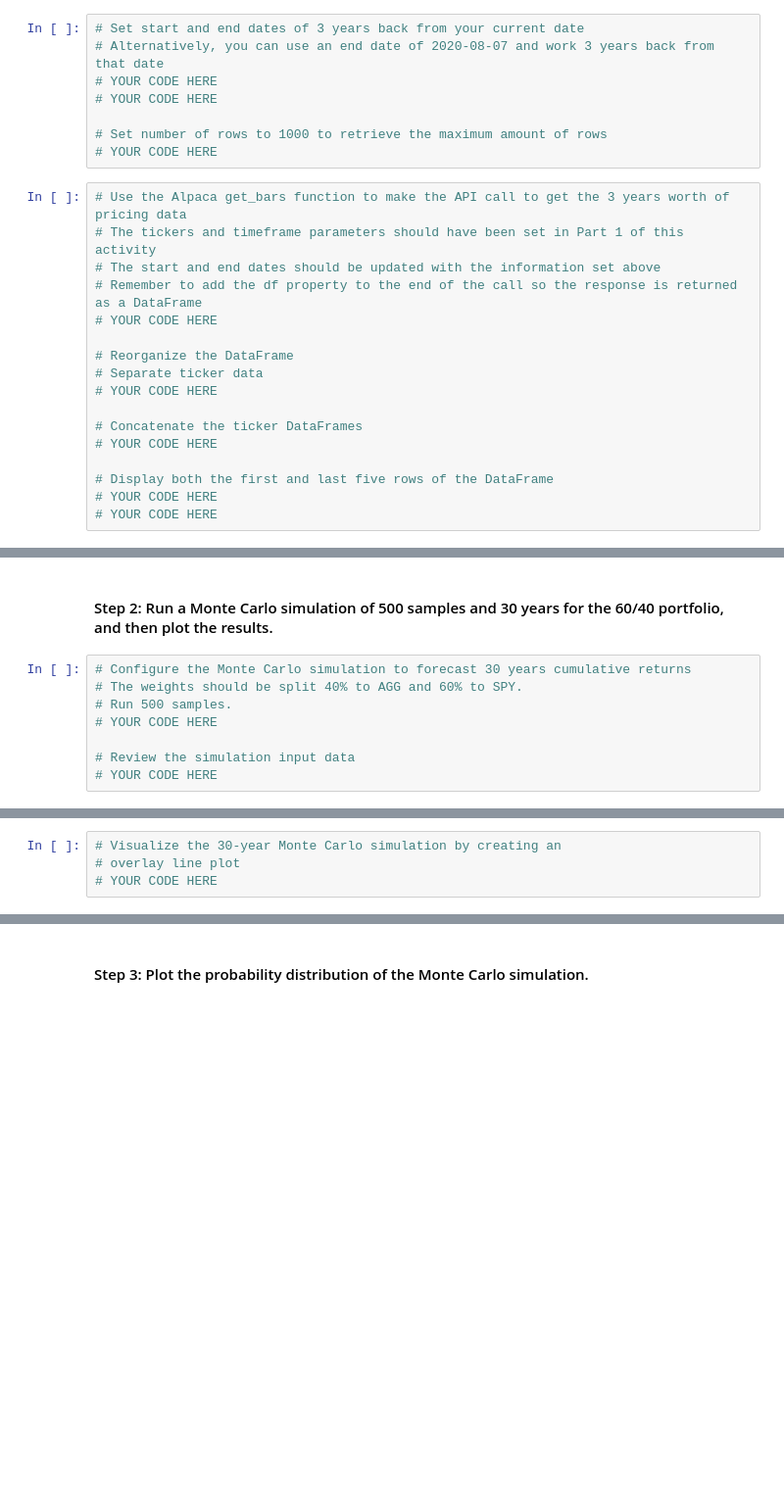
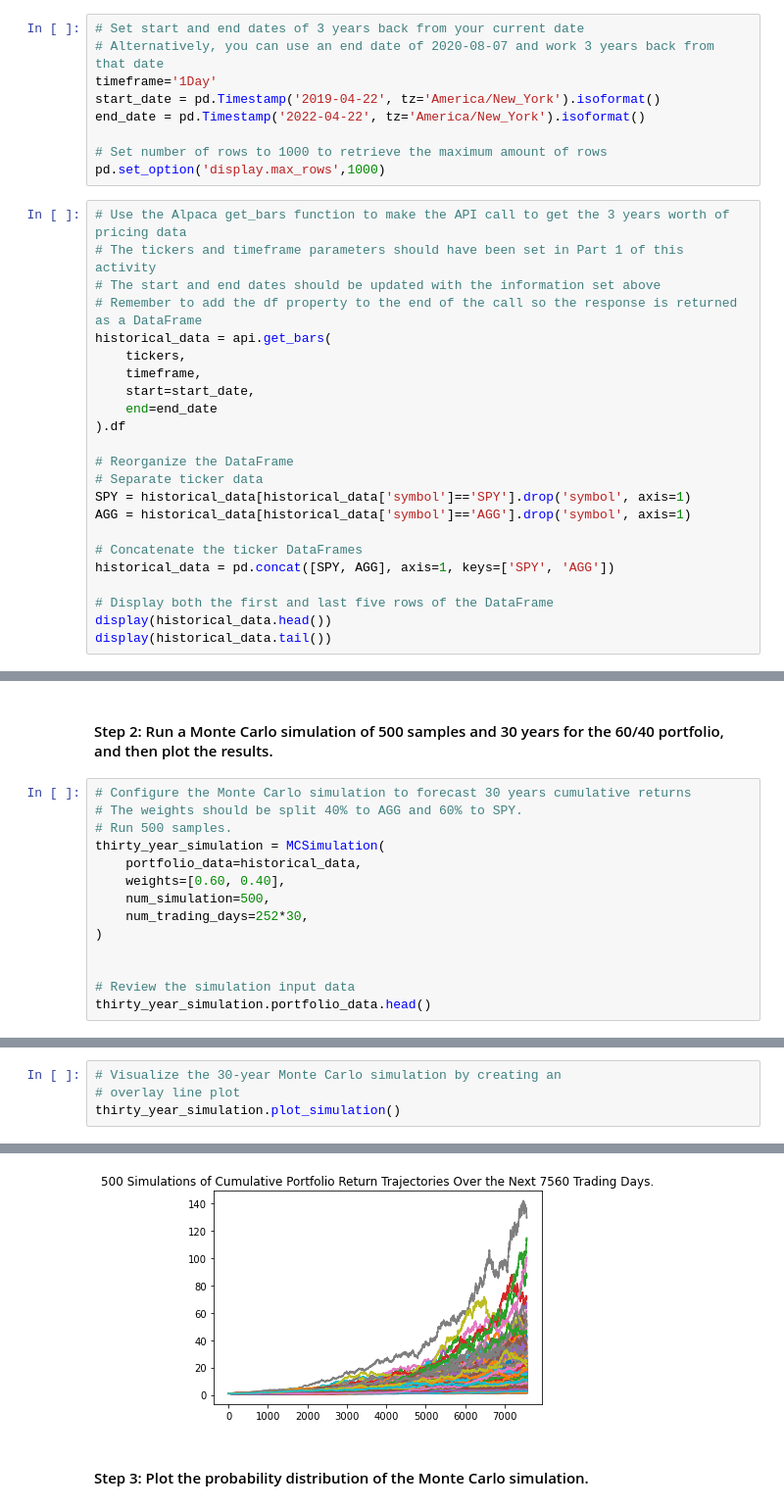
Before and after one commit to mbf2139/Financial_Planning_With_APIs, a Jupyter notebook: financial_planning_tools.ipynb, the cells around one changed output, grey strips where cells are left out. Shown: that part at 98% size. Saved outputs shown, nothing was run; the diff lists cells and outputs as text; blank space fills up the shorter version.

```diff
--- a/financial_planning_tools.ipynb
+++ b/financial_planning_tools.ipynb
@@ -417,25 +422,32 @@ In this section, you’ll use the MCForecastTools library to create a Monte Carl
 # %%
 # Set start and end dates of 3 years back from your current date
 # Alternatively, you can use an end date of 2020-08-07 and work 3 years back from that date
-# YOUR CODE HERE
-# YOUR CODE HERE
+timeframe='1Day'
+start_date = pd.Timestamp('2019-04-22', tz='America/New_York').isoformat()
+end_date = pd.Timestamp('2022-04-22', tz='America/New_York').isoformat()
 
 # Set number of rows to 1000 to retrieve the maximum amount of rows
-# YOUR CODE HERE
+pd.set_option('display.max_rows',1000)
 # %%
 # Use the Alpaca get_bars function to make the API call to get the 3 years worth of pricing data
 # The tickers and timeframe parameters should have been set in Part 1 of this activity
 # The start and end dates should be updated with the information set above
 # Remember to add the df property to the end of the call so the response is returned as a DataFrame
-# YOUR CODE HERE
+historical_data = api.get_bars(
+    tickers,
+    timeframe,
+    start=start_date,
+    end=end_date
+).df
 
 # Reorganize the DataFrame
 # Separate ticker data
-# YOUR CODE HERE
+SPY = historical_data[historical_data['symbol']=='SPY'].drop('symbol', axis=1)
+AGG = historical_data[historical_data['symbol']=='AGG'].drop('symbol', axis=1)
 
 # Concatenate the ticker DataFrames
-# YOUR CODE HERE
+historical_data = pd.concat([SPY, AGG], axis=1, keys=['SPY', 'AGG'])
 
 # Display both the first and last five rows of the DataFrame
-# YOUR CODE HERE
-# YOUR CODE HERE
+display(historical_data.head())
+display(historical_data.tail())
@@ -445,7 +474,13 @@ In this section, you’ll use the MCForecastTools library to create a Monte Carl
 # Configure the Monte Carlo simulation to forecast 30 years cumulative returns
 # The weights should be split 40% to AGG and 60% to SPY.
 # Run 500 samples.
-# YOUR CODE HERE
+thirty_year_simulation = MCSimulation(
+    portfolio_data=historical_data,
+    weights=[0.60, 0.40],
+    num_simulation=500,
+    num_trading_days=252*30,
+)
+
 
 # Review the simulation input data
-# YOUR CODE HERE
+thirty_year_simulation.portfolio_data.head()
@@ -455,4 +541,5 @@ In this section, you’ll use the MCForecastTools library to create a Monte Carl
 # %%
 # Visualize the 30-year Monte Carlo simulation by creating an
 # overlay line plot
-# YOUR CODE HERE
+thirty_year_simulation.plot_simulation()
+# %% [output]
@@ -459,3 +547,4 @@ In this section, you’ll use the MCForecastTools library to create a Monte Carl
+[figure, added]
 # %% [markdown]
 #### Step 3: Plot the probability distribution of the Monte Carlo simulation.
 # %%
```
Also changed, not shown: parts of 30 cells of this notebook.
